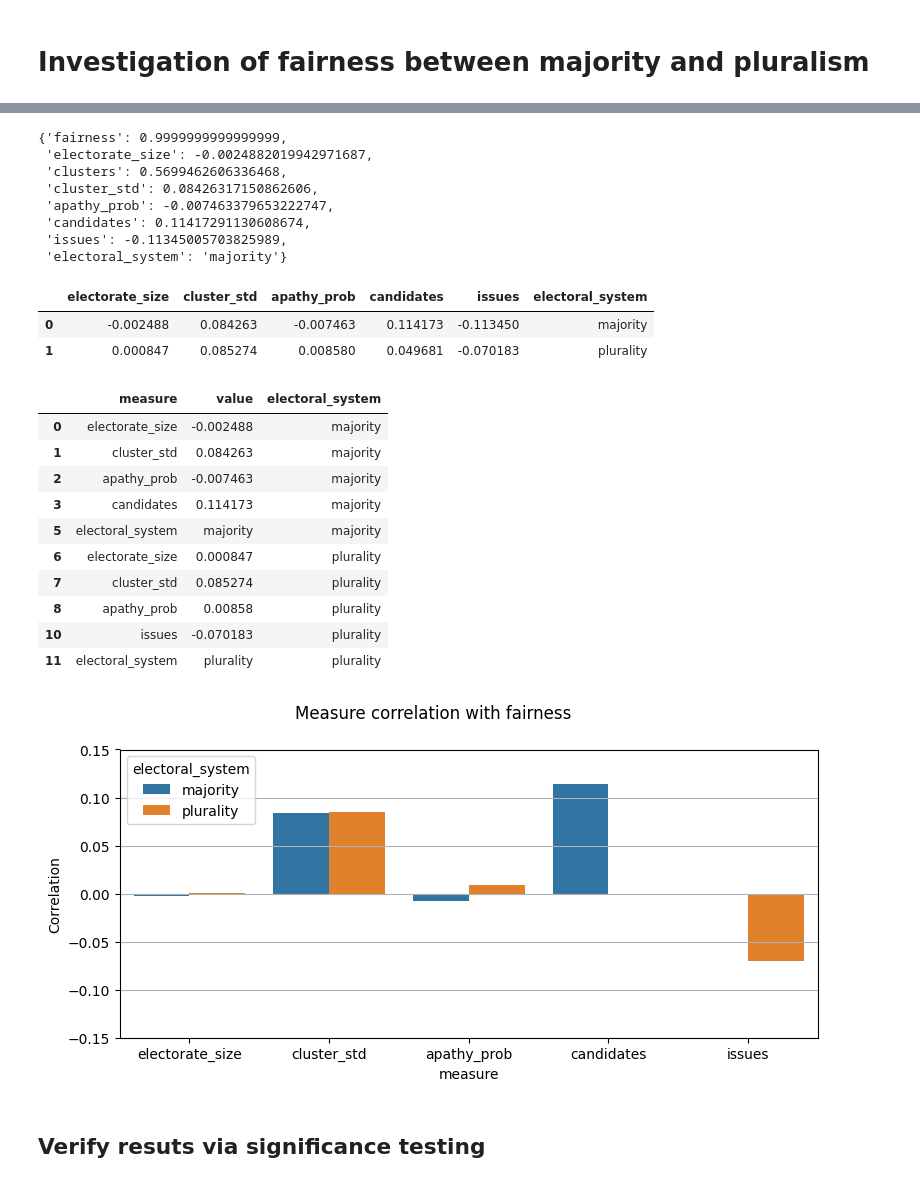
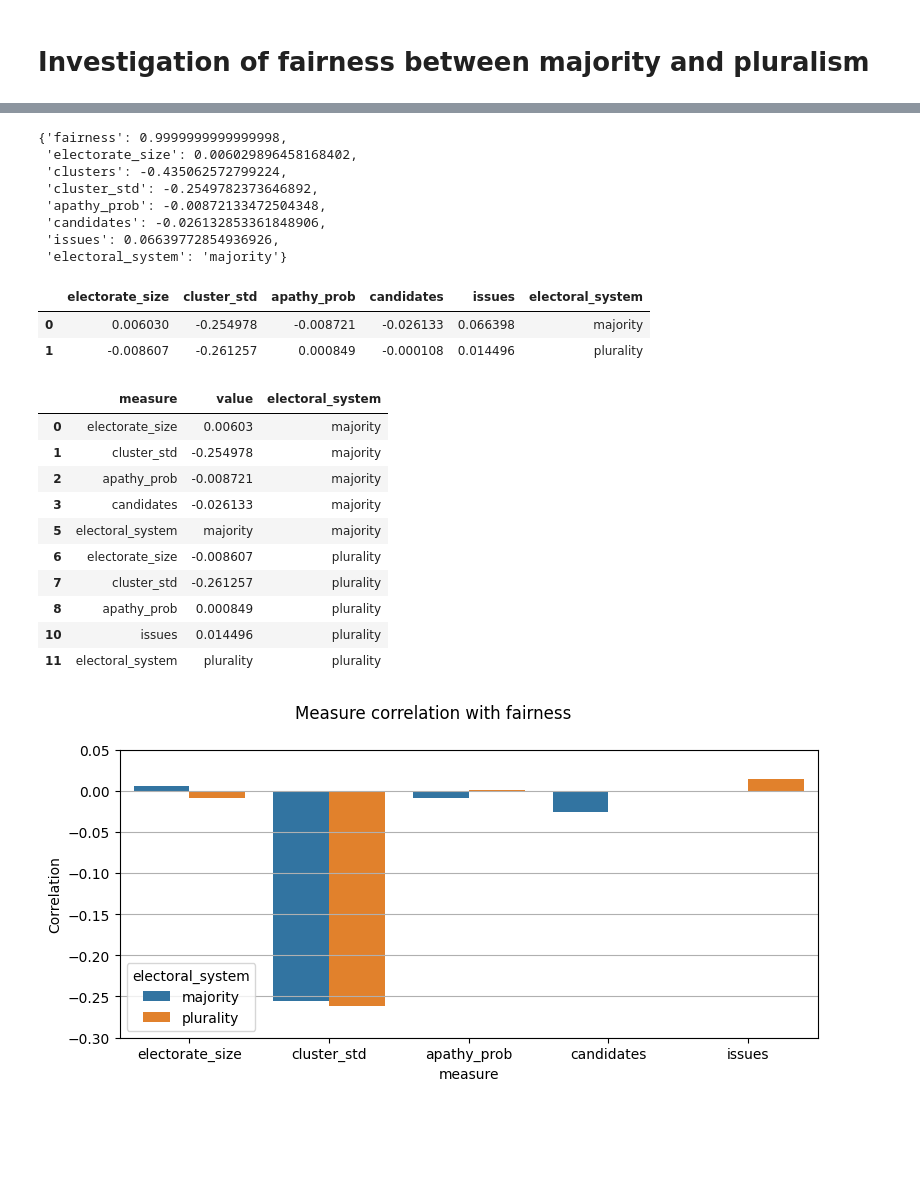
Before and after one commit to Expan75/complex-simulation-project, a Jupyter notebook: plurality_vs_majority.ipynb, the cells around one changed output, grey strips where cells are left out. Saved outputs shown, nothing was run; the diff lists cells and outputs as text; code cells hidden in the pictures; blank space fills up the shorter version.

Commit message:
add data for fairness convergence

```diff
--- a/plurality_vs_majority.ipynb
+++ b/plurality_vs_majority.ipynb
@@ -156,2 +157,2 @@ KeyboardInterrupt:
 # %%
-filepath = "data/plurality-vs-majority-8b2b8e08-df87-4df2-9ea5-b42064f40e7b.csv"
+filepath = "data/plurality-vs-majority-fa1cf6e7-7f2f-4f95-bfcc-2e41c06130e0.csv"
@@ -196,13 +198,13 @@ plurality_corr_record = dict(**plurality_subset.corrwith(plurality_subset.fairne
 # %%
 majority_corr_record
 # %% [output]
-{'fairness': 0.9999999999999999,
- 'electorate_size': -0.0024882019942971687,
- 'clusters': 0.5699462606336468,
- 'cluster_std': 0.08426317150862606,
- 'apathy_prob': -0.007463379653222747,
- 'candidates': 0.11417291130608674,
- 'issues': -0.11345005703825989,
+{'fairness': 0.9999999999999998,
+ 'electorate_size': 0.006029896458168402,
+ 'clusters': -0.435062572799224,
+ 'cluster_std': -0.2549782373646892,
+ 'apathy_prob': -0.00872133472504348,
+ 'candidates': -0.026132853361848906,
+ 'issues': 0.06639772854936926,
  'electoral_system': 'majority'}
 # %%
 # compose to make plotting easier
@@ -211,8 +213,8 @@ corr_df = pd.DataFrame.from_records([majority_corr_record, plurality_corr_record
 corr_df
 # %% [output]
 |  | electorate_size | cluster_std | apathy_prob | candidates | issues | electoral_system |
-| 0 | -0.002488 | 0.084263 | -0.007463 | 0.114173 | -0.113450 | majority |
-| 1 | 0.000847 | 0.085274 | 0.008580 | 0.049681 | -0.070183 | plurality |
+| 0 | 0.006030 | -0.254978 | -0.008721 | -0.026133 | 0.066398 | majority |
+| 1 | -0.008607 | -0.261257 | 0.000849 | -0.000108 | 0.014496 | plurality |
 # %%
 # convert to long to enable bar plot
 long_corr_cols = ["measure", "value", "electoral_system"]
@@ -229,28 +231,26 @@ long_corr_df = long_corr_df.reset_index().drop("index", axis=1).drop([4, 9], axi
 long_corr_df
 # %% [output]
 |  | measure | value | electoral_system |
-| 0 | electorate_size | -0.002488 | majority |
-| 1 | cluster_std | 0.084263 | majority |
-| 2 | apathy_prob | -0.007463 | majority |
-| 3 | candidates | 0.114173 | majority |
+| 0 | electorate_size | 0.00603 | majority |
+| 1 | cluster_std | -0.254978 | majority |
+| 2 | apathy_prob | -0.008721 | majority |
+| 3 | candidates | -0.026133 | majority |
 | 5 | electoral_system | majority | majority |
-| 6 | electorate_size | 0.000847 | plurality |
-| 7 | cluster_std | 0.085274 | plurality |
-| 8 | apathy_prob | 0.00858 | plurality |
-| 10 | issues | -0.070183 | plurality |
+| 6 | electorate_size | -0.008607 | plurality |
+| 7 | cluster_std | -0.261257 | plurality |
+| 8 | apathy_prob | 0.000849 | plurality |
+| 10 | issues | 0.014496 | plurality |
 | 11 | electoral_system | plurality | plurality |
 # %%
 # drop the odd rows with non numerical value and plot
 cleaned_long_corr = long_corr_df.drop([5, 11], axis=0)
 
 fig, ax1 = plt.subplots(1, 1, figsize=(8, 4), tight_layout=True)
 sns.barplot(data=cleaned_long_corr, x="measure", y="value", hue="electoral_system", ax=ax1)
-ax1.set_ylim([-0.15, 0.15])
+ax1.set_ylim([-0.3, 0.05])
 ax1.grid(axis="y")
 ax1.set_ylabel("Correlation")
 fig.suptitle("Measure correlation with fairness")
 plt.show()
 # %% [output]
-[figure, old version]
+[figure, new version]
-# %% [markdown]
-## Verify resuts via significance testing
```
Also changed, not shown: parts of 26 cells of this notebook, 6 other files.
